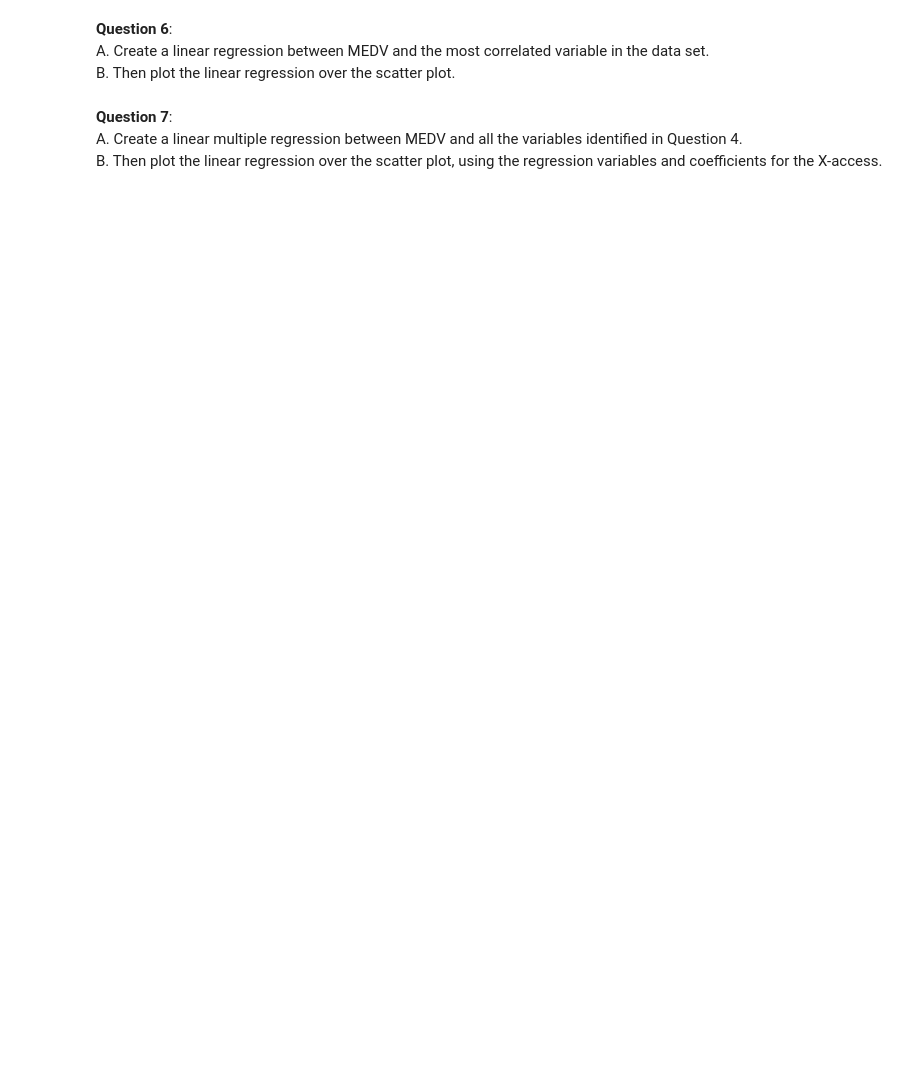
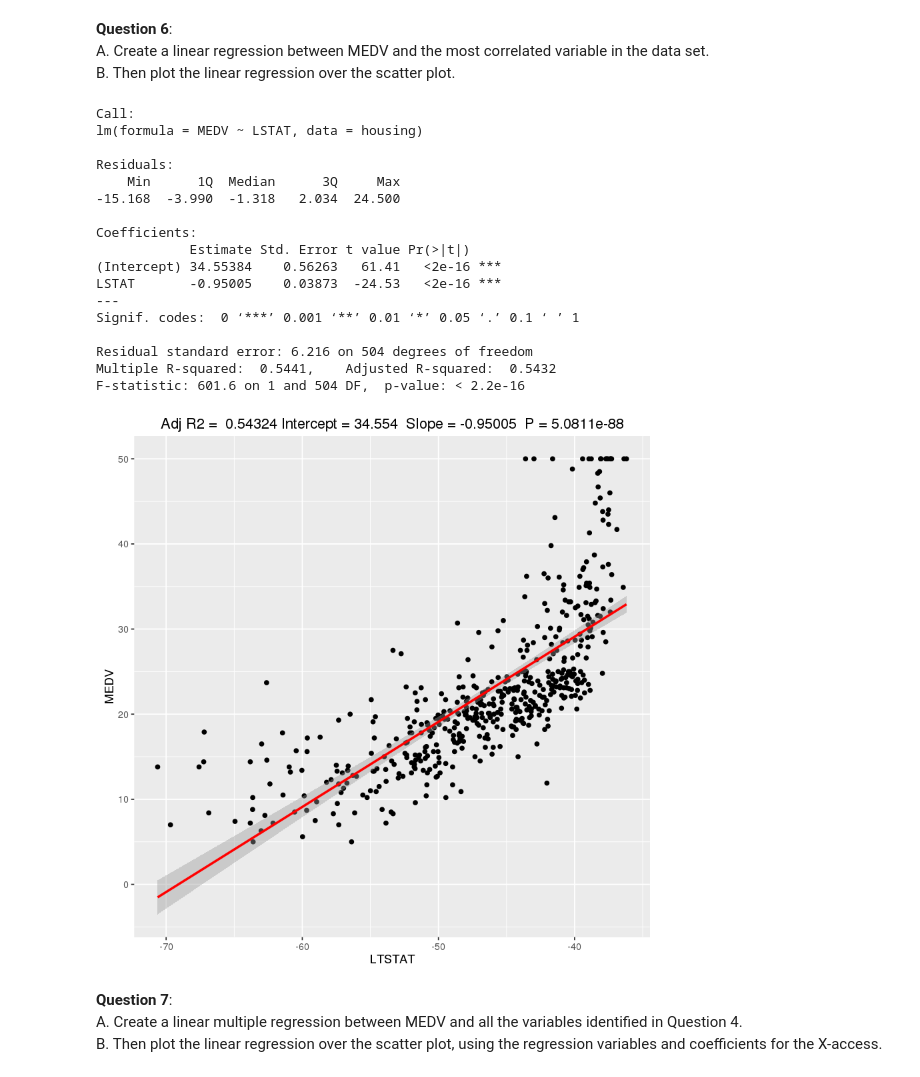
Before and after one commit to cosmos454b/dsa, a Jupyter notebook: modules/module2/exercises/Exercises.ipynb, the cells around one changed output. Cells and saved outputs as stored; diff of their text form; code cells hidden in the pictures; blank space fills up the shorter version.

```diff
--- a/modules/module2/exercises/Exercises.ipynb
+++ b/modules/module2/exercises/Exercises.ipynb
@@ -140,3 +139,40 @@ B. Then plot the linear regression over the scatter plot.
+# %%
+#Most coorelated variable is LSTAT with coorelation of -0.73
+fit <- lm(MEDV ~ LSTAT, data=housing)
+summary(fit)
+ggplot(housing, aes_string(
+                x = (-0.95005*housing$LSTAT + 34.55 ),
+                y = names(fit$model)[1]
+       )
+  ) +
+  geom_point() +
+  stat_smooth(method = "lm", col = "red") +
+  labs(title = paste("Adj R2 = ",signif(summary(fit)$adj.r.squared, 5),
+                     "Intercept =",signif(fit$coef[[1]],5 ),
+                     " Slope =",signif(fit$coef[[2]], 5),
+                     " P =",signif(summary(fit)$coef[2,4], 5)
+                )
+       , x = "LTSTAT"
+      )
+# %% [output]
+Call:
+lm(formula = MEDV ~ LSTAT, data = housing)
+
+Residuals:
+    Min      1Q  Median      3Q     Max
+-15.168  -3.990  -1.318   2.034  24.500
+
+Coefficients:
+            Estimate Std. Error t value Pr(>|t|)
+(Intercept) 34.55384    0.56263   61.41   <2e-16 ***
+LSTAT       -0.95005    0.03873  -24.53   <2e-16 ***
+---
+Signif. codes:  0 ‘***’ 0.001 ‘**’ 0.01 ‘*’ 0.05 ‘.’ 0.1 ‘ ’ 1
+
+Residual standard error: 6.216 on 504 degrees of freedom
+Multiple R-squared:  0.5441,    Adjusted R-squared:  0.5432
+F-statistic: 601.6 on 1 and 504 DF,  p-value: < 2.2e-16
+[figure, added]
 # %% [markdown]
 **Question 7**:
 A. Create a linear multiple regression between MEDV and all the variables identified in Question 4.
```
Also changed, not shown: parts of 4 cells of this notebook.
